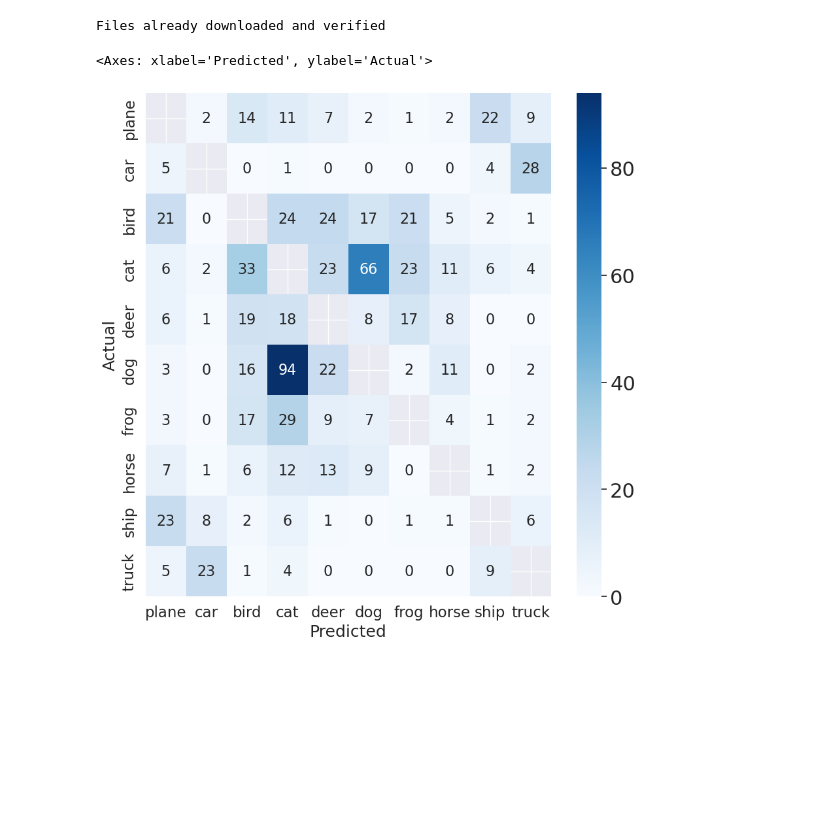
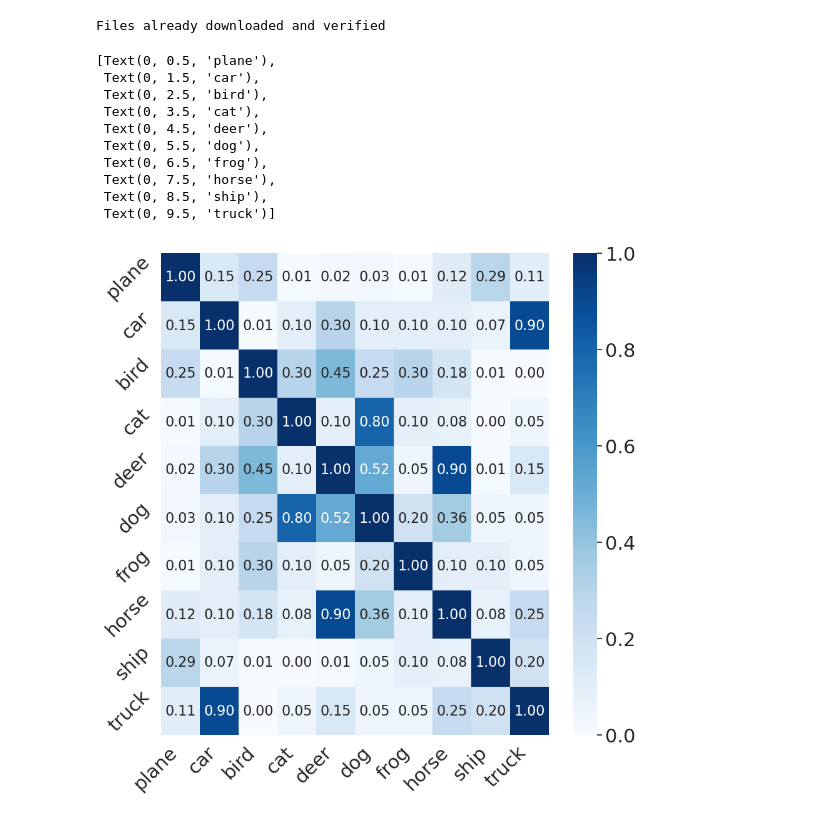
Before and after one commit to sam1016yu/label-smoothing-visualization-pytorch, a Jupyter notebook: visualization.ipynb, the cells around one changed output. Saved outputs shown, nothing was run; the diff lists cells and outputs as text; code cells hidden in the pictures; blank space fills up the shorter version.

Commit message:
sim matrix visualization

```diff
--- a/visualization.ipynb
+++ b/visualization.ipynb
@@ -133,15 +133,39 @@ y_pred = np.argmax(output_array,axis=1)
 y_true = np.squeeze(target_array)
 # %%
 cm_data = confusion_matrix(y_true, y_pred)
+# %%
+sim_mat = [
+        [1.00, 0.15, 0.25, 0.01, 0.02, 0.03, 0.01, 0.12, 0.29, 0.11],
+        [0.15, 1.00, 0.01, 0.10, 0.30, 0.10, 0.10, 0.10, 0.07, 0.90],
+        [0.25, 0.01, 1.00, 0.30, 0.45, 0.25, 0.30, 0.18, 0.01, 0.00],
+        [0.01, 0.10, 0.30, 1.00, 0.10, 0.80, 0.10, 0.08, 0.00, 0.05],
+        [0.02, 0.30, 0.45, 0.10, 1.00, 0.52, 0.05, 0.90, 0.01, 0.15],
+        [0.03, 0.10, 0.25, 0.80, 0.52, 1.00, 0.20, 0.36, 0.05, 0.05],
+        [0.01, 0.10, 0.30, 0.10, 0.05, 0.20, 1.00, 0.10, 0.10, 0.05],
+        [0.12, 0.10, 0.18, 0.08, 0.90, 0.36, 0.10, 1.00, 0.08, 0.25],
+        [0.29, 0.07, 0.01, 0.00, 0.01, 0.05, 0.10, 0.08, 1.00, 0.20],
+        [0.11, 0.90, 0.00, 0.05, 0.15, 0.05, 0.05, 0.25, 0.20, 1.00]
+    ]
 # %%
 classes = ('plane', 'car', 'bird', 'cat', 'deer', 'dog', 'frog', 'horse', 'ship', 'truck')
-df_cm = pd.DataFrame(cm_data,columns=classes,index=classes)
-df_cm.index.name = 'Actual'
-df_cm.columns.name = 'Predicted'
+df_cm = pd.DataFrame(sim_mat,columns=classes,index=classes)
+# df_cm.index.name = 'Actual'
+# df_cm.columns.name = 'Predicted'
 # %%
 fig, ax = plt.subplots(1,1,figsize=(10,10))
 sns.set(font_scale=2)
-sns.heatmap(df_cm, cmap="Blues",annot=True,annot_kws={"size": 16},fmt="d",ax=ax,mask=np.eye(len(df_cm)))
+sns.heatmap(df_cm, cmap="Blues",annot=True,annot_kws={"size": 16},fmt=".2f",ax=ax)
+ax.set_xticklabels(ax.get_xticklabels(), rotation=45, ha='right')
+ax.set_yticklabels(ax.get_yticklabels(), rotation=45, ha='right')
 # %% [output]
-<Axes: xlabel='Predicted', ylabel='Actual'>
+[Text(0, 0.5, 'plane'),
+ Text(0, 1.5, 'car'),
+ Text(0, 2.5, 'bird'),
+ Text(0, 3.5, 'cat'),
+ Text(0, 4.5, 'deer'),
+ Text(0, 5.5, 'dog'),
+ Text(0, 6.5, 'frog'),
+ Text(0, 7.5, 'horse'),
+ Text(0, 8.5, 'ship'),
+ Text(0, 9.5, 'truck')]
-[figure, old version]
+[figure, new version]
```
